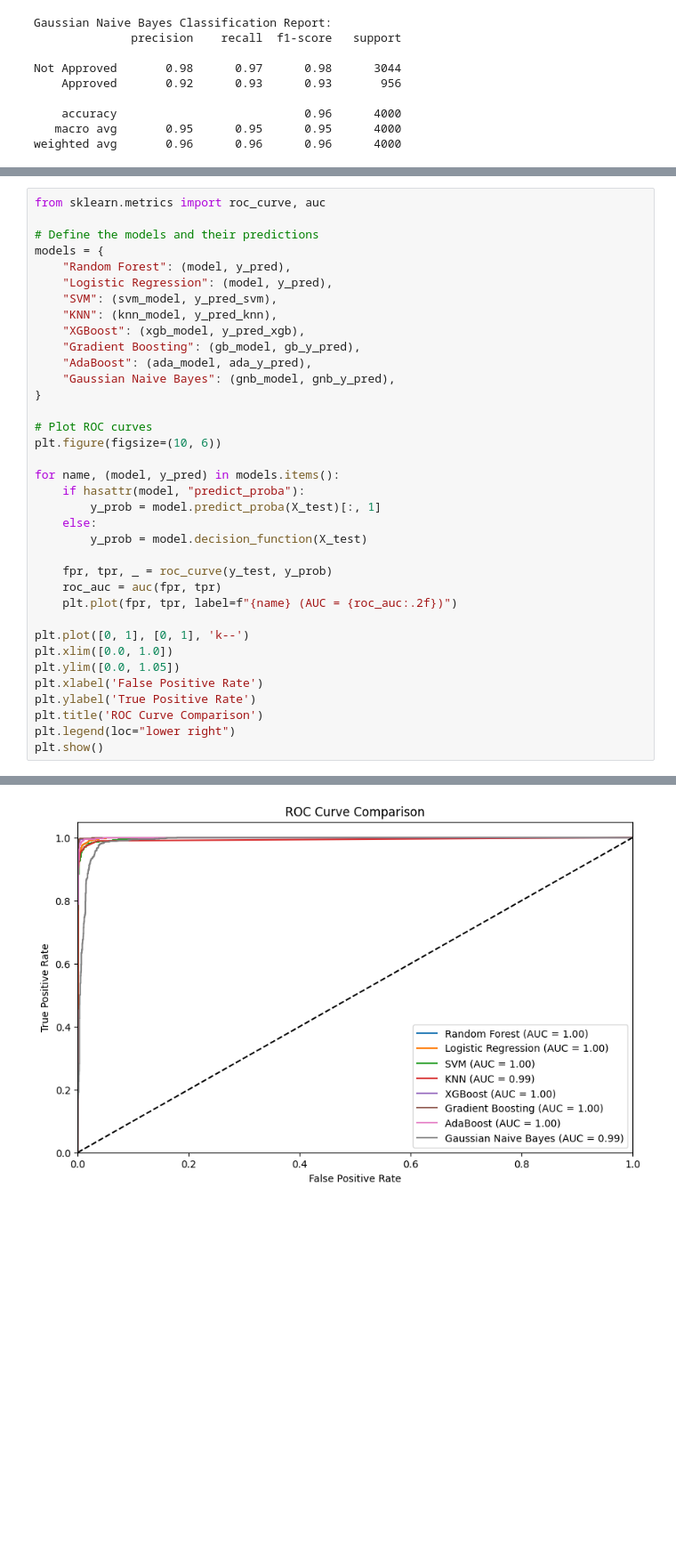
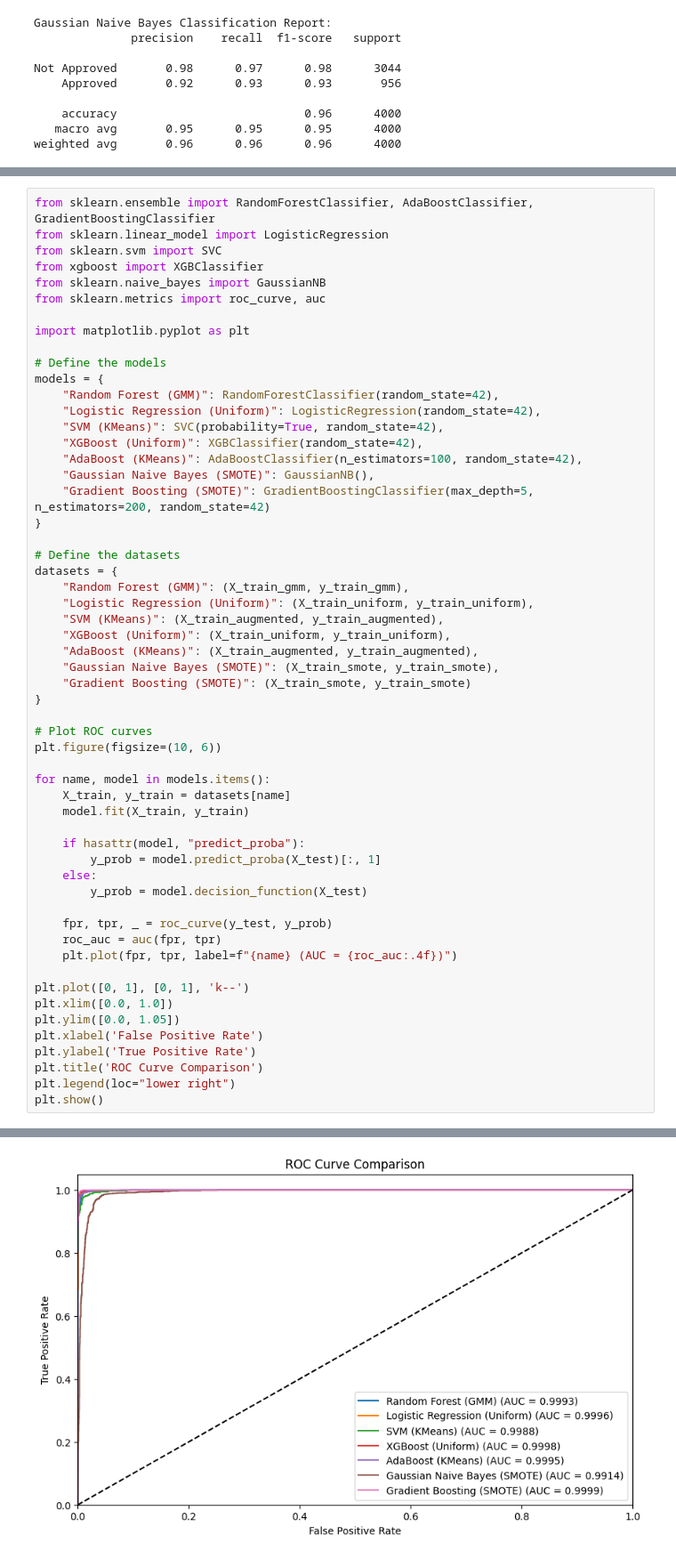
Before and after one commit to marianellass/Loan-Approval-Risk-Project, a Jupyter notebook: AML_Updated.ipynb, the cells around one changed output, grey strips where cells are left out. Shown at 89% size. Cells and saved outputs as stored; diff of their text form; blank space fills up the shorter version.

```diff
--- a/AML_Updated.ipynb
+++ b/AML_Updated.ipynb
@@ -632,22 +662,42 @@ weighted avg       0.96      0.96      0.96      4000
 # %%
+from sklearn.ensemble import RandomForestClassifier, AdaBoostClassifier, GradientBoostingClassifier
+from sklearn.linear_model import LogisticRegression
+from sklearn.svm import SVC
+from xgboost import XGBClassifier
+from sklearn.naive_bayes import GaussianNB
 from sklearn.metrics import roc_curve, auc
 
-# Define the models and their predictions
+import matplotlib.pyplot as plt
+
+# Define the models
 models = {
-    "Random Forest": (model, y_pred),
-    "Logistic Regression": (model, y_pred),
-    "SVM": (svm_model, y_pred_svm),
-    "KNN": (knn_model, y_pred_knn),
-    "XGBoost": (xgb_model, y_pred_xgb),
-    "Gradient Boosting": (gb_model, gb_y_pred),
-    "AdaBoost": (ada_model, ada_y_pred),
-    "Gaussian Naive Bayes": (gnb_model, gnb_y_pred),
+    "Random Forest (GMM)": RandomForestClassifier(random_state=42),
+    "Logistic Regression (Uniform)": LogisticRegression(random_state=42),
+    "SVM (KMeans)": SVC(probability=True, random_state=42),
+    "XGBoost (Uniform)": XGBClassifier(random_state=42),
+    "AdaBoost (KMeans)": AdaBoostClassifier(n_estimators=100, random_state=42),
+    "Gaussian Naive Bayes (SMOTE)": GaussianNB(),
+    "Gradient Boosting (SMOTE)": GradientBoostingClassifier(max_depth=5, n_estimators=200, random_state=42)
+}
+
+# Define the datasets
+datasets = {
+    "Random Forest (GMM)": (X_train_gmm, y_train_gmm),
+    "Logistic Regression (Uniform)": (X_train_uniform, y_train_uniform),
+    "SVM (KMeans)": (X_train_augmented, y_train_augmented),
+    "XGBoost (Uniform)": (X_train_uniform, y_train_uniform),
+    "AdaBoost (KMeans)": (X_train_augmented, y_train_augmented),
+    "Gaussian Naive Bayes (SMOTE)": (X_train_smote, y_train_smote),
+    "Gradient Boosting (SMOTE)": (X_train_smote, y_train_smote)
 }
 
 # Plot ROC curves
 plt.figure(figsize=(10, 6))
 
-for name, (model, y_pred) in models.items():
+for name, model in models.items():
+    X_train, y_train = datasets[name]
+    model.fit(X_train, y_train)
+
     if hasattr(model, "predict_proba"):
         y_prob = model.predict_proba(X_test)[:, 1]
     else:
@@ -655,7 +705,7 @@ for name, (model, y_pred) in models.items():
 
     fpr, tpr, _ = roc_curve(y_test, y_prob)
     roc_auc = auc(fpr, tpr)
-    plt.plot(fpr, tpr, label=f"{name} (AUC = {roc_auc:.2f})")
+    plt.plot(fpr, tpr, label=f"{name} (AUC = {roc_auc:.4f})")
 
 plt.plot([0, 1], [0, 1], 'k--')
 plt.xlim([0.0, 1.0])
@@ -669 +726 @@ plt.show()
-[figure, old version]
+[figure, new version]
```
Also changed, not shown: parts of 21 cells of this notebook, 3 other files.
